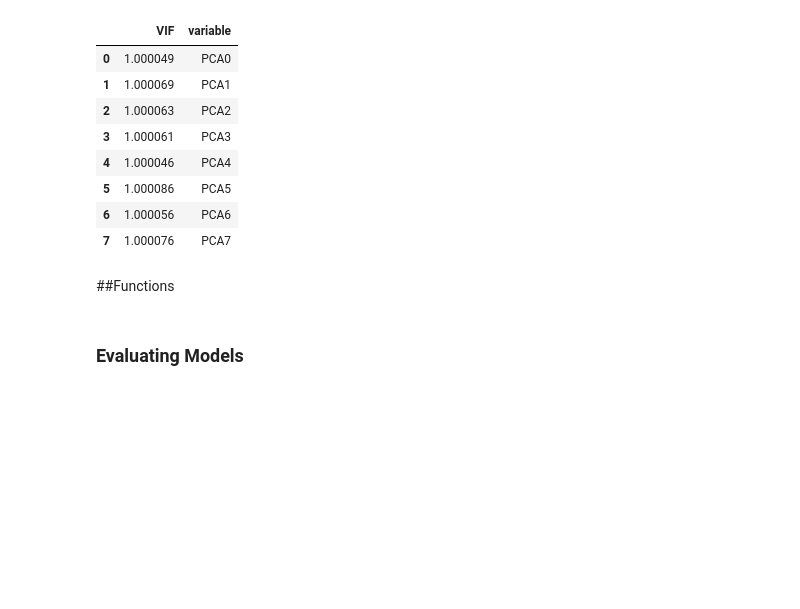
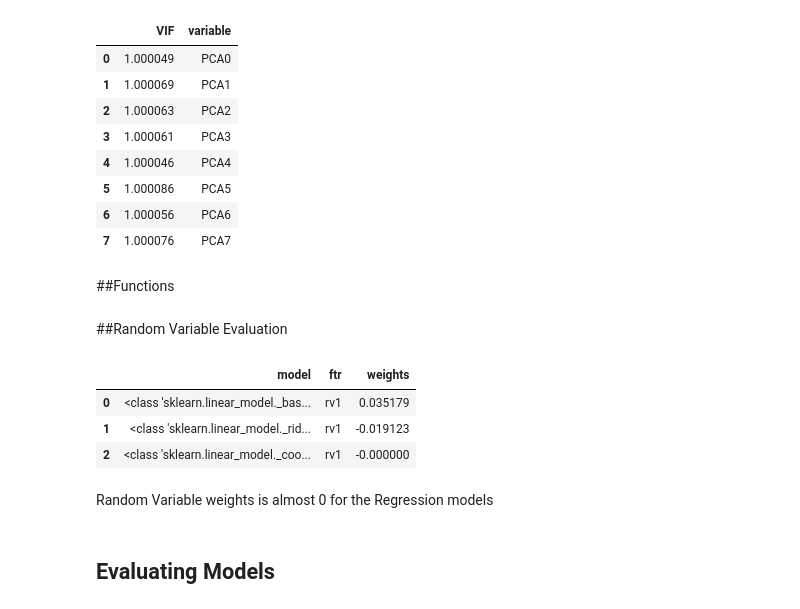
Before and after one commit to mahin-arvind/Appliance-Energy-Prediction, a Jupyter notebook: Appliance_Energy_Prediction.ipynb, the cells around one changed output. Cells and saved outputs as stored; diff of their text form; code cells hidden in the pictures; blank space fills up the shorter version.

```diff
--- a/Appliance_Energy_Prediction.ipynb
+++ b/Appliance_Energy_Prediction.ipynb
@@ -761,8 +789,35 @@ def get_models():
 
 
   return models, names
+# %% [markdown]
+##Random Variable Evaluation
+# %%
+score = {
+    'model':[],
+    'ftr':[],
+    'weights': []
+}
+# %%
+LinearModels = [LinearRegression,Ridge, Lasso]
+for model in LinearModels:
+  lr = model()
+  lr.fit(X_train_scaled, y_train)
+  col = X_train.columns.to_list()
+  index = col.index('rv1')
+  score['weights'].append(lr.coef_[index])
+  score['model'].append(model)
+  score['ftr'].append('rv1')
+# %%
+pd.DataFrame(score)
+# %% [output]
+|  | model | ftr | weights |
+| 0 | <class 'sklearn.linear_model._bas... | rv1 | 0.035179 |
+| 1 | <class 'sklearn.linear_model._rid... | rv1 | -0.019123 |
+| 2 | <class 'sklearn.linear_model._coo... | rv1 | -0.000000 |
+# %% [markdown]
+Random Variable weights is almost 0 for the Regression models
 # %% [markdown]
-### Evaluating Models
+## Evaluating Models
 # %%
 models, names = get_models()
 for i in range(len(models)):
```
Also changed, not shown: parts of 6 cells of this notebook.
